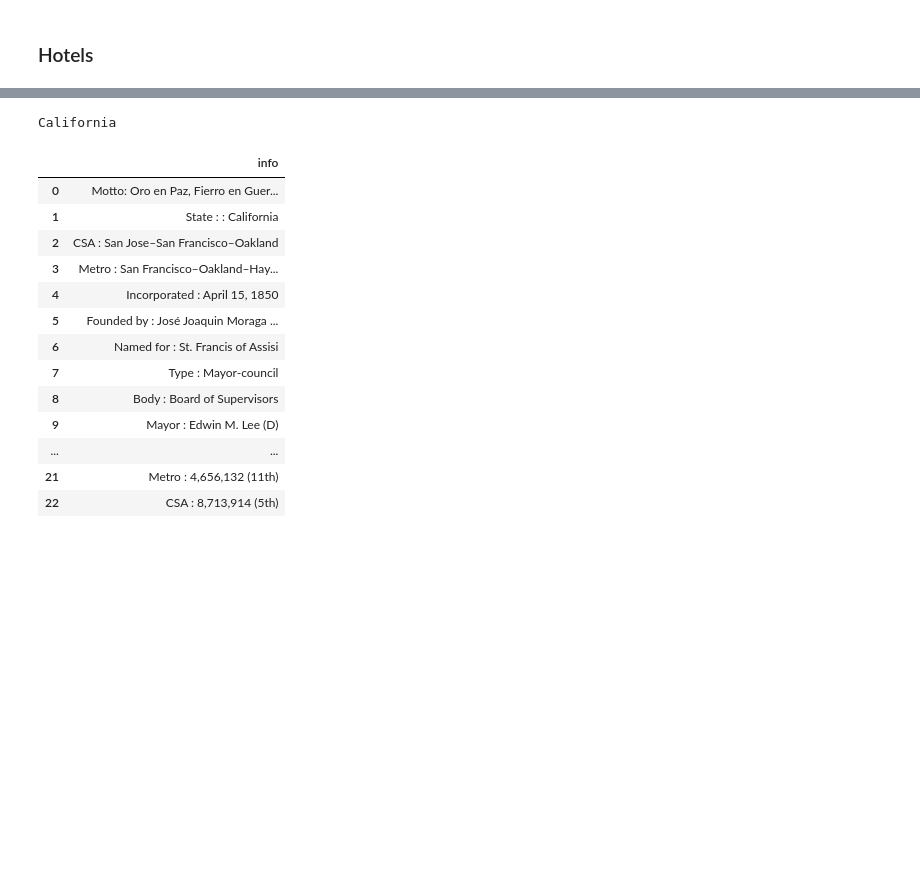
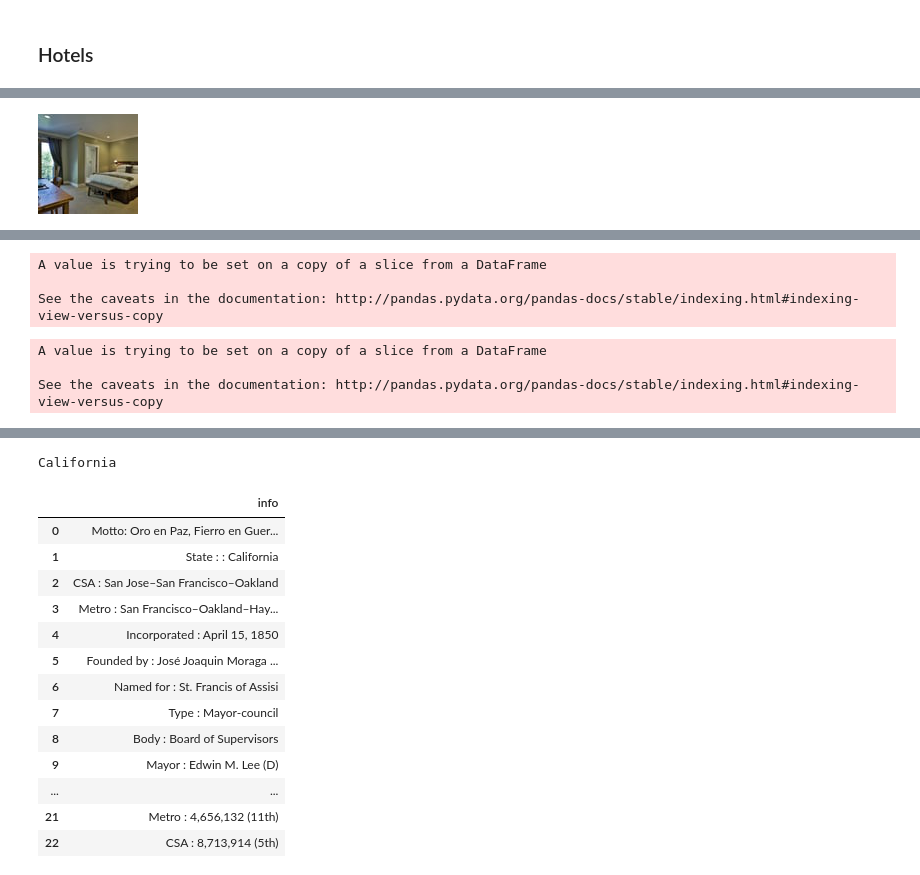
Before and after one commit to chloechen1995/STA-141B-Project, a Jupyter notebook: Yelp+Project+Analysis1.ipynb, the cells around one changed output, grey strips where cells are left out. Saved outputs shown, nothing was run; the diff lists cells and outputs as text; code cells hidden in the pictures; blank space fills up the shorter version.

```diff
--- a/Yelp+Project+Analysis1.ipynb
+++ b/Yelp+Project+Analysis1.ipynb
@@ -166,3 +167,10 @@ df_restaurants = pd.concat(yelp_restaurants, ignore_index = True)
 # %%
-df_food_drop = df_restaurants.drop(["deals", "gift_certificates", "image_url", "location", "menu_date_updated", "menu_provider", "phone", "rating_img_url", "rating_img_url_large", "rating_img_url_small", "snippet_image_url"], 1)
-df_food_final = pd.merge(df_food_drop, pd_geo, on = "city", how = "inner")
+def yelp_df(keyterm, criteria):
+    yelp_keyterm = [search(keyterm, "%s, CA" %city, criteria) for city in pd_scrape["city"]]
+    df_keyterm = pd.concat(yelp_keyterm, ignore_index = True)
+    df_drop = df_keyterm.drop(["deals", "gift_certificates", "location", "menu_date_updated", "menu_provider", "phone", "rating_img_url", "rating_img_url_large", "rating_img_url_small", "snippet_image_url"], 1)
+    df_final = pd.merge(df_drop, pd_geo, on = "city", how = "inner")
+    df_final = nan_to_unknown(df_final)
+    return df_final
+
+df_food_final = yelp_df("restaurants", "Distance")
@@ -169,5 +180,0 @@ df_food_final = pd.merge(df_food_drop, pd_geo, on = "city", how = "inner")
-# %%
-#change category thats 'Nan' to 'Unknown'
-for i in range(0,len(df_food_final)):
-    if type(df_food_final['categories'][i]) == float:
-        df_food_final['categories'][i] = [[u'Unknown']]
@@ -186,4 +180,0 @@ df_hotels_final = pd.merge(df_hotel_drop, pd_geo, on = "city", how = "inner")
-# %%
-for i in range(0,len(df_hotels_final)):
-    if type(df_hotels_final['categories'][i]) == float:
-        df_hotels_final['categories'][i] = [[u'Unknown']]
@@ -194,0 +181,2 @@ See the caveats in the documentation: http://pandas.pydata.org/pandas-docs/stabl
+# %%
+df_hotels_final = yelp_df("hotels", "Distance")
@@ -553,3 +513,17 @@ df_hotel_best_5
+# %%
+from PIL import Image
+image_url = []
+for i in range(0, len(df_hotel_best_5)):
+    url = df_hotel_best_5['image_url'][i]
+    image_url.append(str(url))
+for image in image_url :
+    link = cStringIO.StringIO(urllib.urlopen(image).read())
+    img = Image.open(link)
+    img
+
+#### how to show all img
+# %% [output]
+[figure, added]
 # %%
 #Best 5 hotel map
 best_5_map(df_hotel_best_5, 'Hotels')
@@ -564,0 +532,14 @@ df_landmarks_final = pd.merge(df_landmarks_drop, pd_geo, on = "city", how = "inn
+# %%
+# Add Landmarks
+df_landmarks_final = yelp_df("landmarks", "Distance")
+# %% [output]
+A value is trying to be set on a copy of a slice from a DataFrame
+
+See the caveats in the documentation: http://pandas.pydata.org/pandas-docs/stable/indexing.html#indexing-view-versus-copy
+# %%
+#Add Nightlife
+df_nightlife_final = yelp_df("nightlife", "Distance")
+# %% [output]
+A value is trying to be set on a copy of a slice from a DataFrame
+
+See the caveats in the documentation: http://pandas.pydata.org/pandas-docs/stable/indexing.html#indexing-view-versus-copy
```
Also changed, not shown: parts of 20 cells of this notebook.
